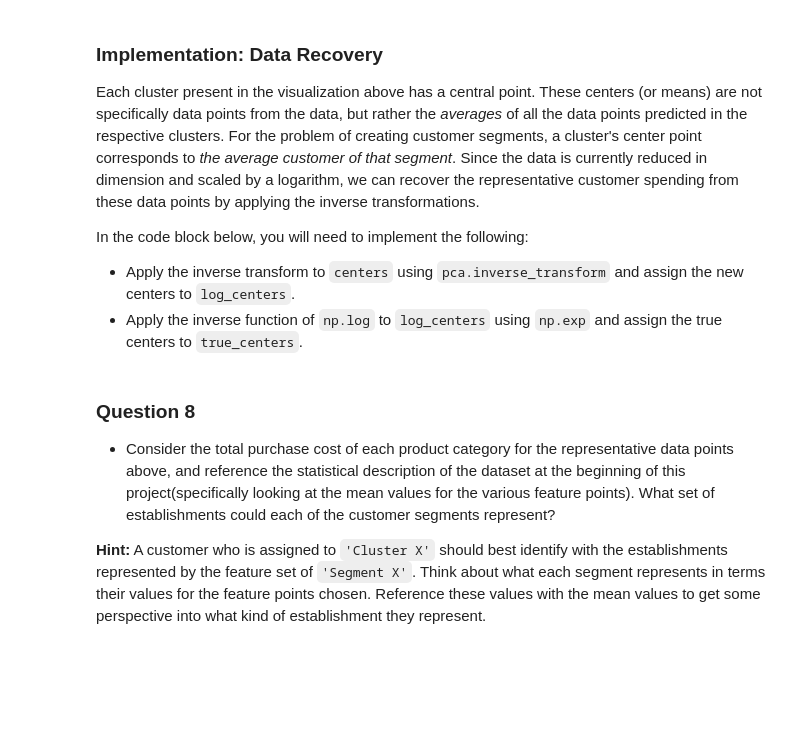
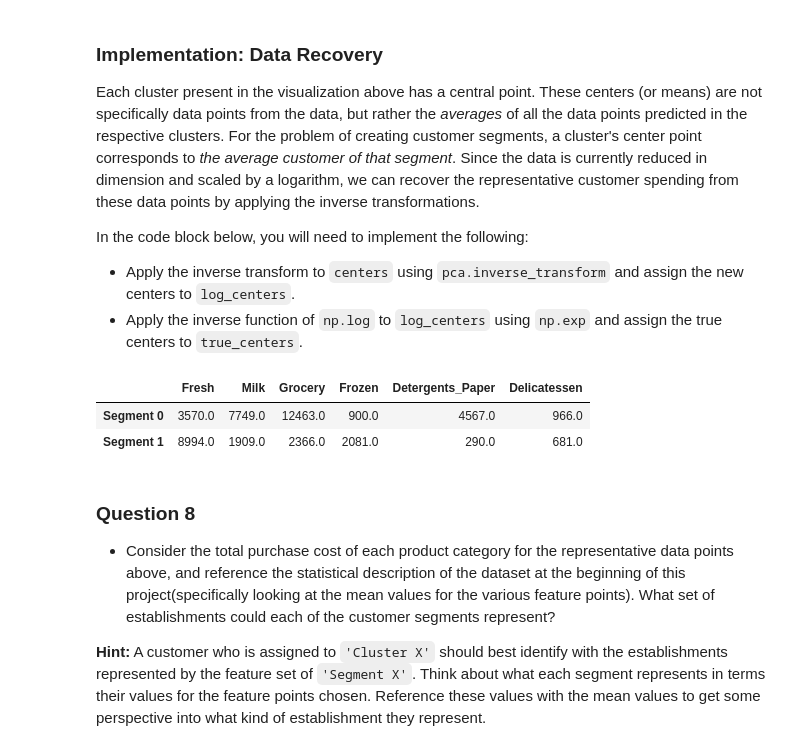
Before and after one commit to grantaguinaldo/mlnd, a Jupyter notebook: projects/customer_segments/working/customer_segments_gta.ipynb, the cells around one changed output. Cells and saved outputs as stored; diff of their text form; code cells hidden in the pictures; blank space fills up the shorter version.

Commit message:
More work on clustering assignment.

```diff
--- a/projects/customer_segments/working/customer_segments_gta.ipynb
+++ b/projects/customer_segments/working/customer_segments_gta.ipynb
@@ -406,3 +416,31 @@ In the code block below, you will need to implement the following:
  - Predict the cluster for each sample data point in `pca_samples` and assign them `sample_preds`.
  - Import `sklearn.metrics.silhouette_score` and calculate the silhouette score of `reduced_data` against `preds`.
    - Assign the silhouette score to `score` and print the result.
+# %%
+from sklearn.cluster import KMeans
+from sklearn.metrics import silhouette_score
+
+silhouette_score_list = []
+for i in range(2, 16, 1):
+
+    # TODO: Apply your clustering algorithm of choice to the reduced data
+    clusterer = KMeans(n_clusters=i, random_state=42).fit(reduced_data)
+
+    # TODO: Predict the cluster for each data point
+    preds = clusterer.predict(reduced_data)
+
+    # TODO: Find the cluster centers
+    centers = clusterer.cluster_centers_
+
+    # TODO: Predict the cluster for each transformed sample data point
+    sample_preds = clusterer.predict(pca_samples)
+
+    # TODO: Calculate the mean silhouette coefficient for the number of clusters chosen
+    score = silhouette_score(reduced_data, preds)
+
+    silhouette_score_list.append(score)
+# %%
+silhouette_score_list
+
+for i, each in enumerate(silhouette_score_list):
+    print('The Silhouette score for n_clusters =', (i+2), 'is', each)
@@ -409,15 +462,16 @@ In the code block below, you will need to implement the following:
 # %%
 # TODO: Apply your clustering algorithm of choice to the reduced data
-clusterer = None
+clusterer = KMeans(n_clusters=2, random_state=42).fit(reduced_data)
 
 # TODO: Predict the cluster for each data point
-preds = None
+preds = clusterer.predict(reduced_data)
 
 # TODO: Find the cluster centers
-centers = None
+centers = clusterer.cluster_centers_
 
 # TODO: Predict the cluster for each transformed sample data point
-sample_preds = None
+sample_preds = clusterer.predict(pca_samples)
 
 # TODO: Calculate the mean silhouette coefficient for the number of clusters chosen
-score = None
+score = silhouette_score(reduced_data, preds)
+print('The mean silhouette coefficient for n_clusters=2 is', score)
@@ -443,16 +501,20 @@ In the code block below, you will need to implement the following:
  - Apply the inverse function of `np.log` to `log_centers` using `np.exp` and assign the true centers to `true_centers`.
 # %%
 # TODO: Inverse transform the centers
-log_centers = None
+log_centers = pca.inverse_transform(centers)
 
 # TODO: Exponentiate the centers
-true_centers = None
+true_centers = np.exp(log_centers)
 
 # Display the true centers
 segments = ['Segment {}'.format(i) for i in range(0,len(centers))]
 true_centers = pd.DataFrame(np.round(true_centers), columns = data.keys())
 true_centers.index = segments
 display(true_centers)
+# %% [output]
+|  | Fresh | Milk | Grocery | Frozen | Detergents_Paper | Delicatessen |
+| Segment 0 | 3570.0 | 7749.0 | 12463.0 | 900.0 | 4567.0 | 966.0 |
+| Segment 1 | 8994.0 | 1909.0 | 2366.0 | 2081.0 | 290.0 | 681.0 |
 # %% [markdown]
 ### Question 8
 
```
Also changed, not shown: parts of 8 cells of this notebook.
